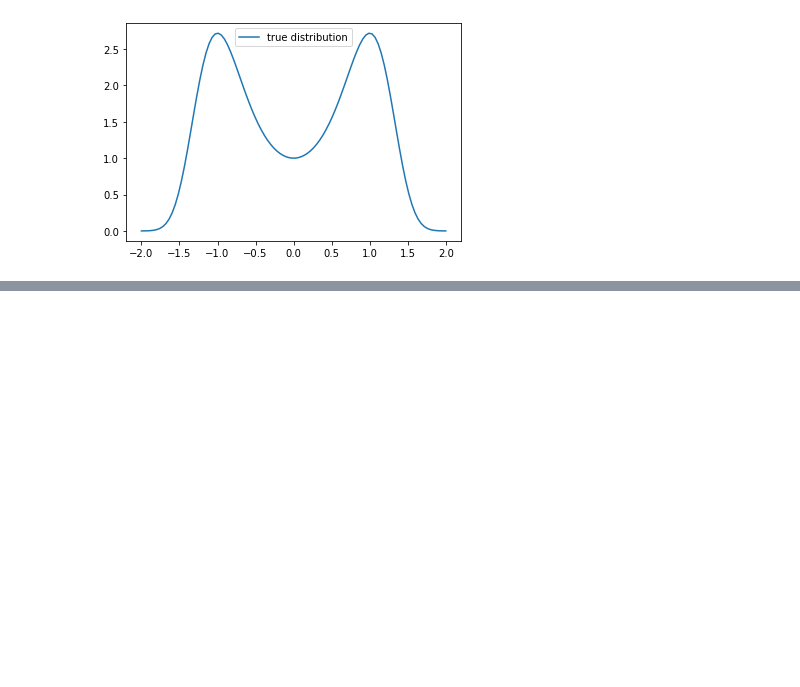
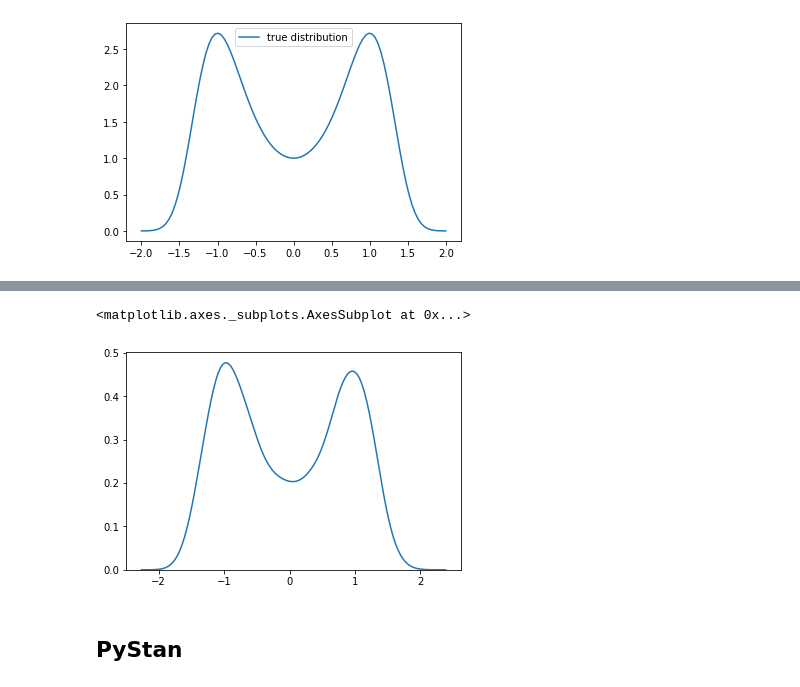
Before and after one commit to tzring/Stochastic-Gradient-HMC-with-Friction, a Jupyter notebook: SGHMC_friction.ipynb, the cells around one changed output, grey strips where cells are left out. Saved outputs shown, nothing was run; the diff lists cells and outputs as text; code cells hidden in the pictures; blank space fills up the shorter version.

```diff
--- a/SGHMC_friction.ipynb
+++ b/SGHMC_friction.ipynb
@@ -435,0 +449,7 @@ ax.legend(loc= "upper center")
+# %%
+sns.kdeplot(theta1[:,0])
+# %% [output]
+<matplotlib.axes._subplots.AxesSubplot at 0x...>
+[figure, added]
+# %% [markdown]
+## PyStan
```
Also changed, not shown: parts of 10 cells of this notebook.
